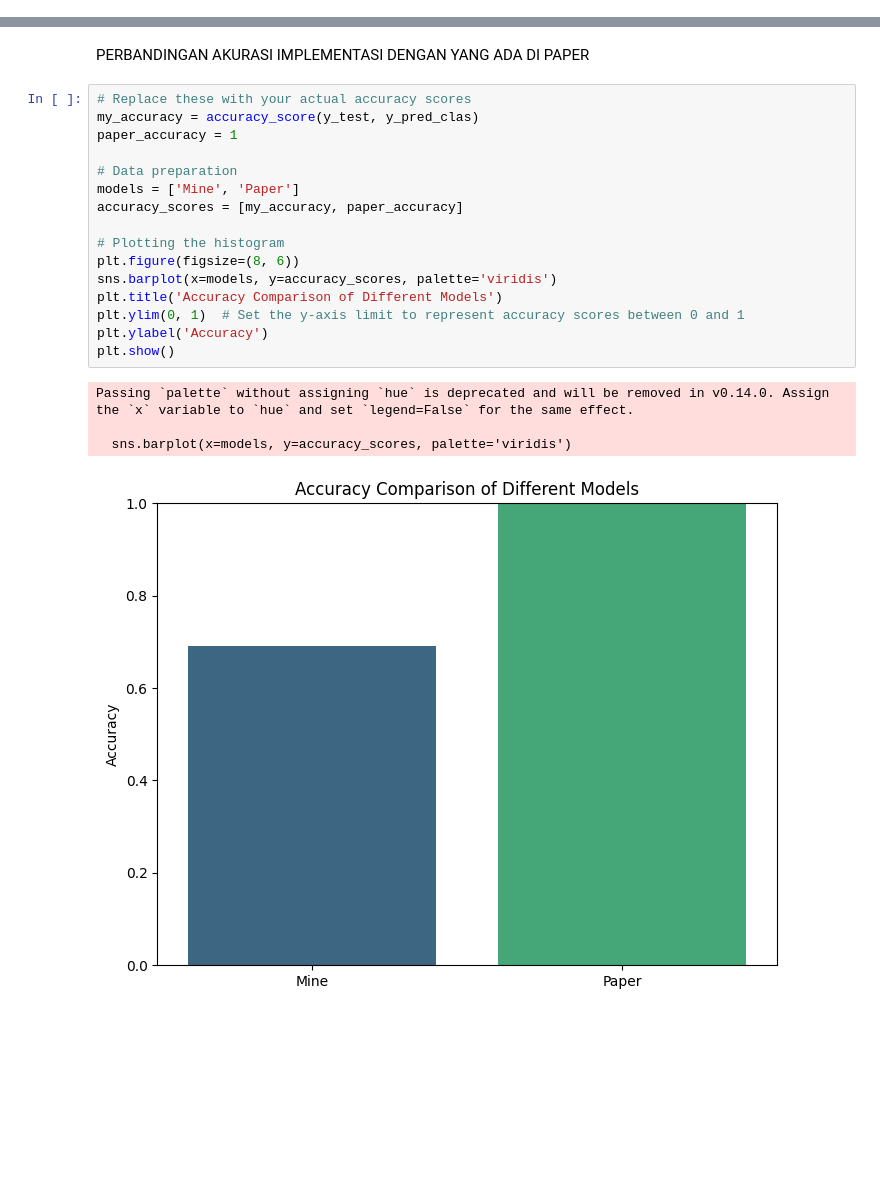
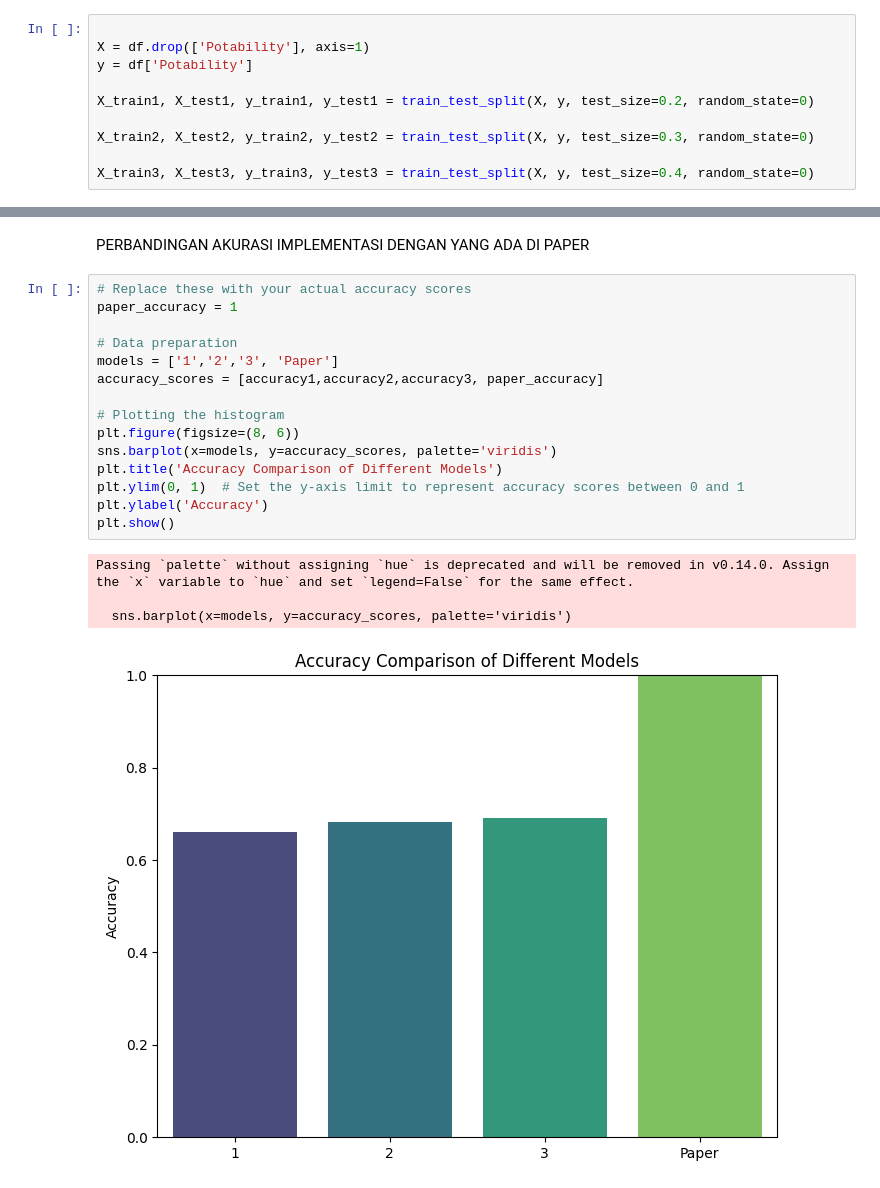
Before and after one commit to AirlanggaDS/ProjectUAS_AVD, a Jupyter notebook: tes.ipynb, the cells around one changed output, grey strips where cells are left out. Drawn from its saved outputs; the diff is of its cells as text; blank space fills up the shorter version.

```diff
--- a/tes.ipynb
+++ b/tes.ipynb
@@ -304,3 +266,13 @@ plt.show()
+# %%
+
+X = df.drop(['Potability'], axis=1)
+y = df['Potability']
+
+X_train1, X_test1, y_train1, y_test1 = train_test_split(X, y, test_size=0.2, random_state=0)
+
+X_train2, X_test2, y_train2, y_test2 = train_test_split(X, y, test_size=0.3, random_state=0)
+
+X_train3, X_test3, y_train3, y_test3 = train_test_split(X, y, test_size=0.4, random_state=0)
 # %% [markdown]
 MODEL RANDOM FOREST CLASSIFIER
 # %%
@@ -459,25 +737,24 @@ Passing `palette` without assigning `hue` is deprecated and will be removed in v
 PERBANDINGAN AKURASI IMPLEMENTASI DENGAN YANG ADA DI PAPER
 # %%
 # Replace these with your actual accuracy scores
-my_accuracy = accuracy_score(y_test, y_pred_clas)
 paper_accuracy = 1
 
 # Data preparation
-models = ['Mine', 'Paper']
-accuracy_scores = [my_accuracy, paper_accuracy]
+models = ['1','2','3', 'Paper']
+accuracy_scores = [accuracy1,accuracy2,accuracy3, paper_accuracy]
 
 # Plotting the histogram
 plt.figure(figsize=(8, 6))
 sns.barplot(x=models, y=accuracy_scores, palette='viridis')
 plt.title('Accuracy Comparison of Different Models')
 plt.ylim(0, 1)  # Set the y-axis limit to represent accuracy scores between 0 and 1
 plt.ylabel('Accuracy')
 plt.show()
 # %% [output]
 Passing `palette` without assigning `hue` is deprecated and will be removed in v0.14.0. Assign the `x` variable to `hue` and set `legend=False` for the same effect.
 
   sns.barplot(x=models, y=accuracy_scores, palette='viridis')
-[figure, old version]
+[figure, new version]
 # %%
 # Import library
 from sklearn.tree import plot_tree
```
Also changed, not shown: parts of 22 cells of this notebook.
